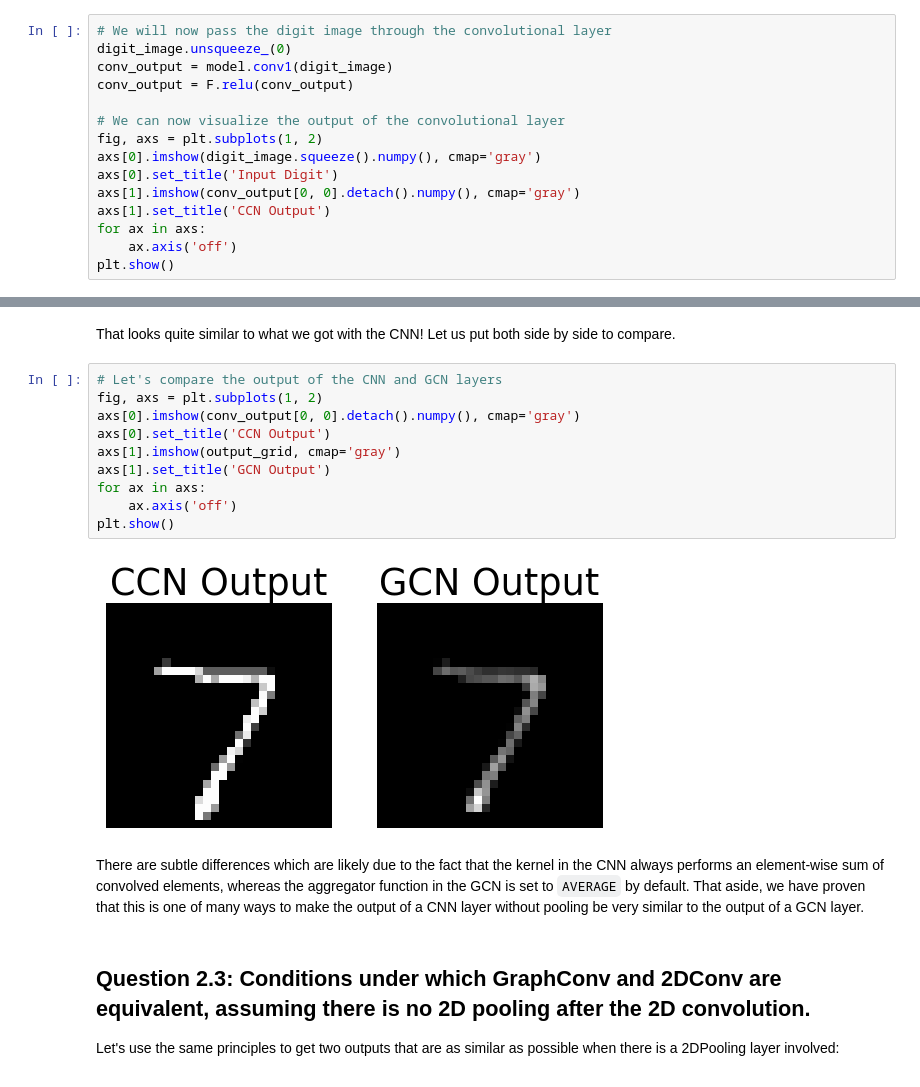
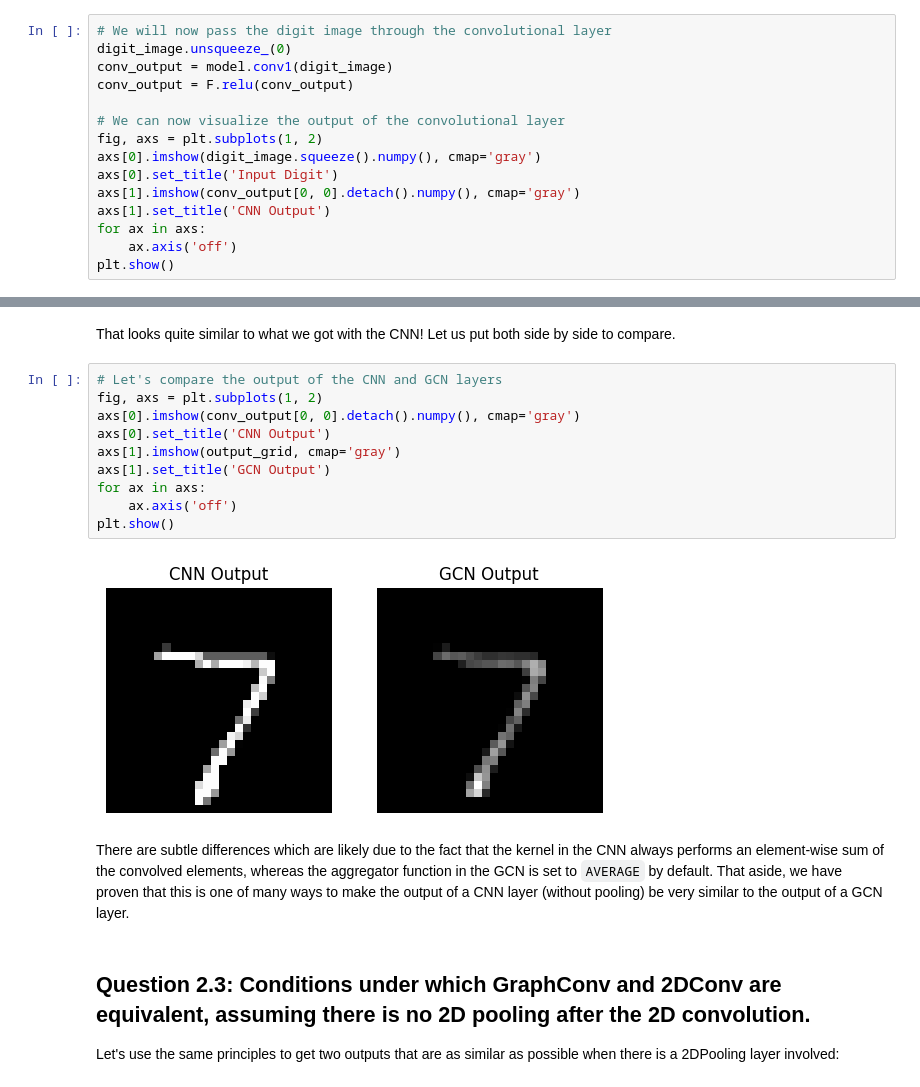
Before and after one commit to OscarBedford/DL_Course, a Jupyter notebook: ECSE552_W23_H3_G3.ipynb, the cells around one changed output, grey strips where cells are left out. Drawn from its saved outputs; the diff is of its cells as text.

```diff
--- a/ECSE552_W23_H3_G3.ipynb
+++ b/ECSE552_W23_H3_G3.ipynb
@@ -623,7 +623,7 @@ fig, axs = plt.subplots(1, 2)
 axs[0].imshow(digit_image.squeeze().numpy(), cmap='gray')
 axs[0].set_title('Input Digit')
 axs[1].imshow(conv_output[0, 0].detach().numpy(), cmap='gray')
-axs[1].set_title('CCN Output')
+axs[1].set_title('CNN Output')
 for ax in axs:
     ax.axis('off')
 plt.show()
@@ -767,17 +767,17 @@ That looks quite similar to what we got with the CNN! Let us put both side by si
 # %%
 # Let's compare the output of the CNN and GCN layers
 fig, axs = plt.subplots(1, 2)
 axs[0].imshow(conv_output[0, 0].detach().numpy(), cmap='gray')
-axs[0].set_title('CCN Output')
+axs[0].set_title('CNN Output')
 axs[1].imshow(output_grid, cmap='gray')
 axs[1].set_title('GCN Output')
 for ax in axs:
     ax.axis('off')
 plt.show()
 # %% [output]
-[figure, old version]
+[figure, new version]
 # %% [markdown]
-There are subtle differences which are likely due to the fact that the kernel in the CNN always performs an element-wise sum of convolved elements, whereas the aggregator function in the GCN is set to `AVERAGE` by default. That aside, we have proven that this is one of many ways to make the output of a CNN layer without pooling be very similar to the output of a GCN layer.
+There are subtle differences which are likely due to the fact that the kernel in the CNN always performs an element-wise sum of the convolved elements, whereas the aggregator function in the GCN is set to `AVERAGE` by default. That aside, we have proven that this is one of many ways to make the output of a CNN layer (without pooling) be very similar to the output of a GCN layer.
 # %% [markdown]
 ## Question 2.3: Conditions under which GraphConv and 2DConv are equivalent, assuming there **is no** 2D pooling after the 2D convolution.
 
```
Also changed, not shown: parts of 12 cells of this notebook.
